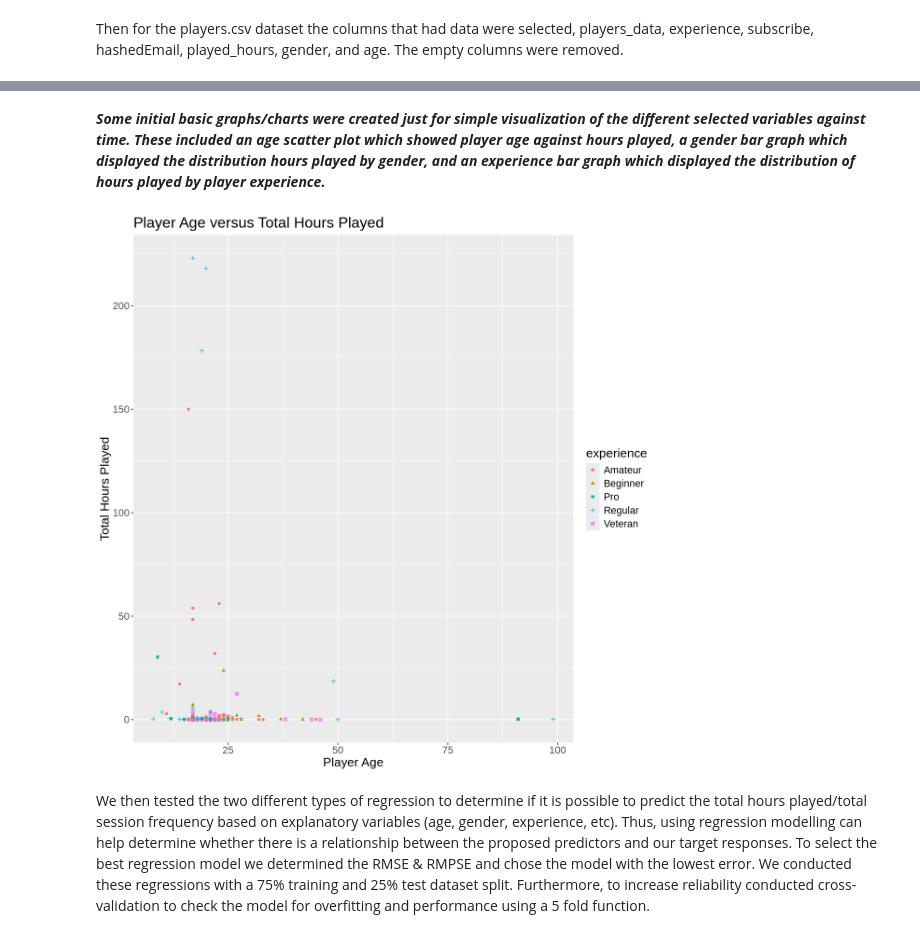
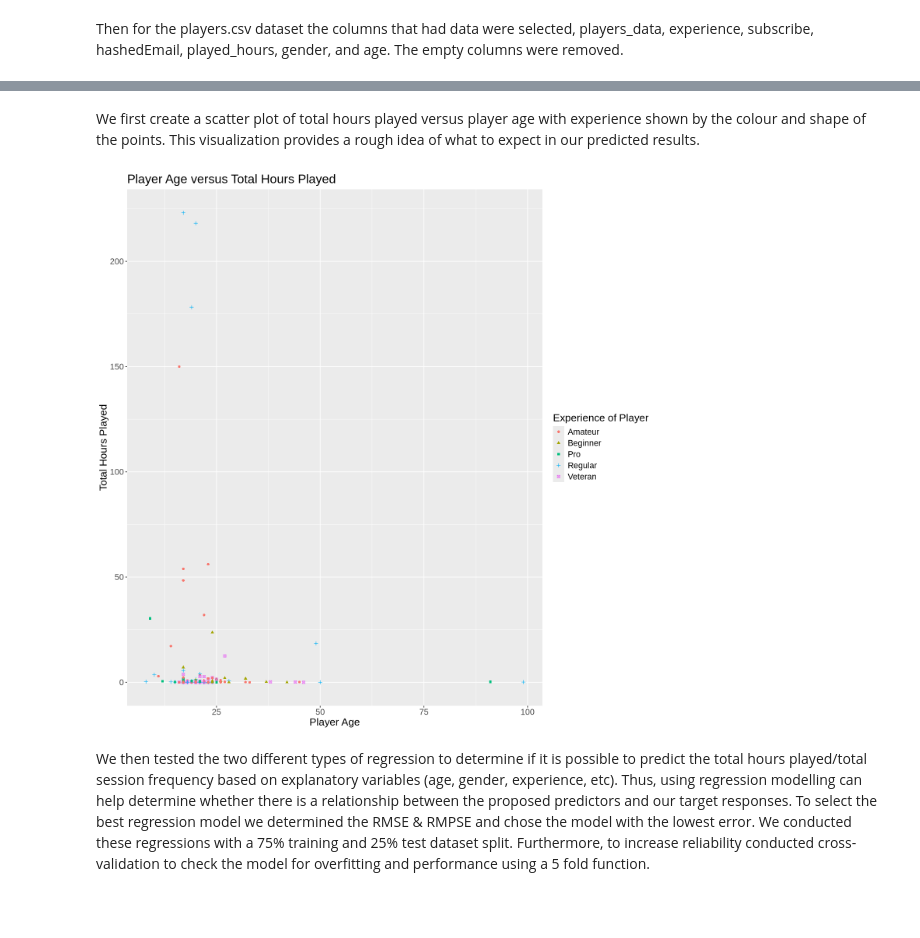
Before and after one commit to dzhen2023/dsci-100-2024w1-group-009-12, a Jupyter notebook: Report/Report.ipynb, the cells around one changed output, grey strips where cells are left out. Saved outputs shown, nothing was run; the diff lists cells and outputs as text; code cells hidden in the pictures; blank space fills up the shorter version.

Commit message:
Adjusted initial plot (again)_

```diff
--- a/Report/Report.ipynb
+++ b/Report/Report.ipynb
@@ -91,20 +91,22 @@ A tibble: 6 × 9
 | Regular | TRUE | 7dc01f10bf20671ecfccdac23812b1b41... | 0.1 | Kylie | Male | 21 | NA | NA |
 | Amateur | TRUE | f58aad5996a435f16b0284a3b267f973f... | 0.0 | Adrian | Female | 17 | NA | NA |
 # %% [markdown]
-***Some initial basic graphs/charts were created just for simple visualization of the different selected variables against time. These included an age scatter plot which showed player age against hours played, a gender bar graph which displayed the distribution hours played by gender, and an experience bar graph which displayed the distribution of hours played by player experience.***
+We first create a scatter plot of  total hours played versus player age with experience shown by the colour and shape of the points. This visualization provides a rough idea of what to expect in our predicted results.
 # %%
-options(repr.plot.height = 10, repr.plot.width = 10)
+options(repr.plot.height = 12, repr.plot.width = 12)
 age_plot <- tidy_plaicraft |>
    ggplot(aes(x = age, y = played_hours, colour = experience, shape = experience)) +
    geom_point() +
    labs(x = "Player Age",
     	y = "Total Hours Played",
-    	title = "Player Age versus Total Hours Played") +
+    	title = "Player Age versus Total Hours Played",
+        colour = "Experience of Player",
+        shape = "Experience of Player") +
    theme(text = element_text(size = 16))
 
 age_plot
 # %% [output]
-[figure, old version]
+[figure, new version]
 # %% [markdown]
 We then tested the two different types of regression to determine if it is possible to predict the total hours played/total session frequency based on explanatory variables (age, gender, experience, etc). Thus, using regression modelling can help determine whether there is a relationship between the proposed predictors and our target responses. To select the best regression model we determined the RMSE & RMPSE and chose the model with the lowest error. We conducted these regressions with a 75% training and 25% test dataset split. Furthermore, to increase reliability conducted cross-validation to check the model for overfitting and performance using a 5 fold function.
 # %% [markdown]
```
